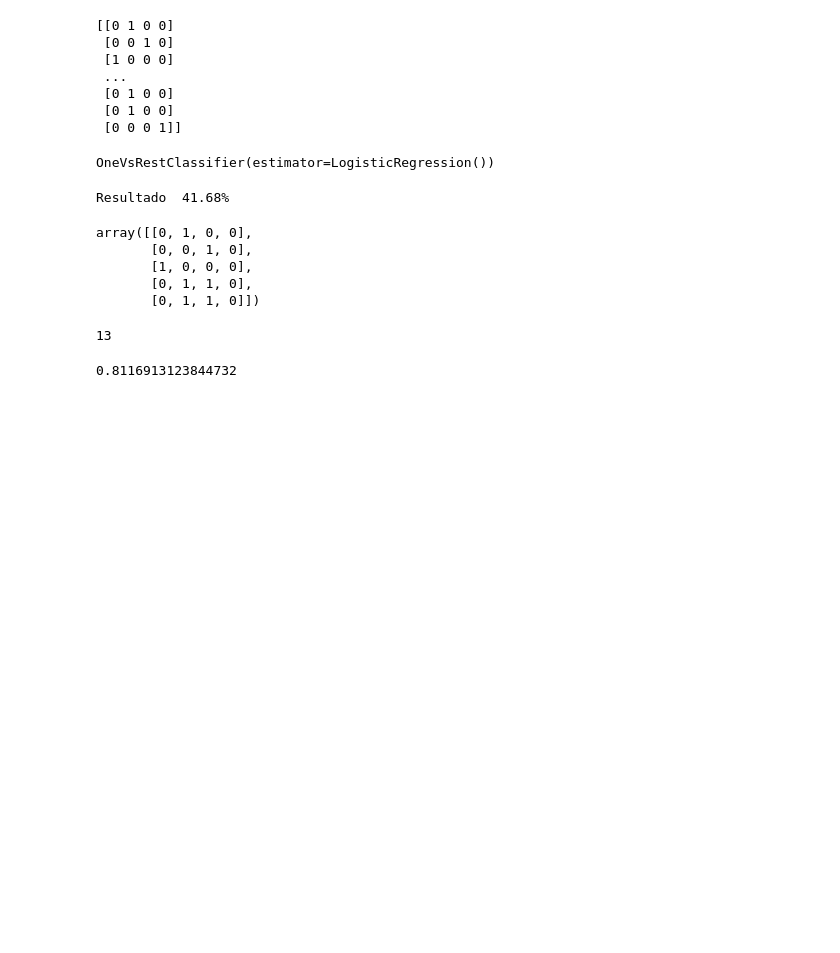
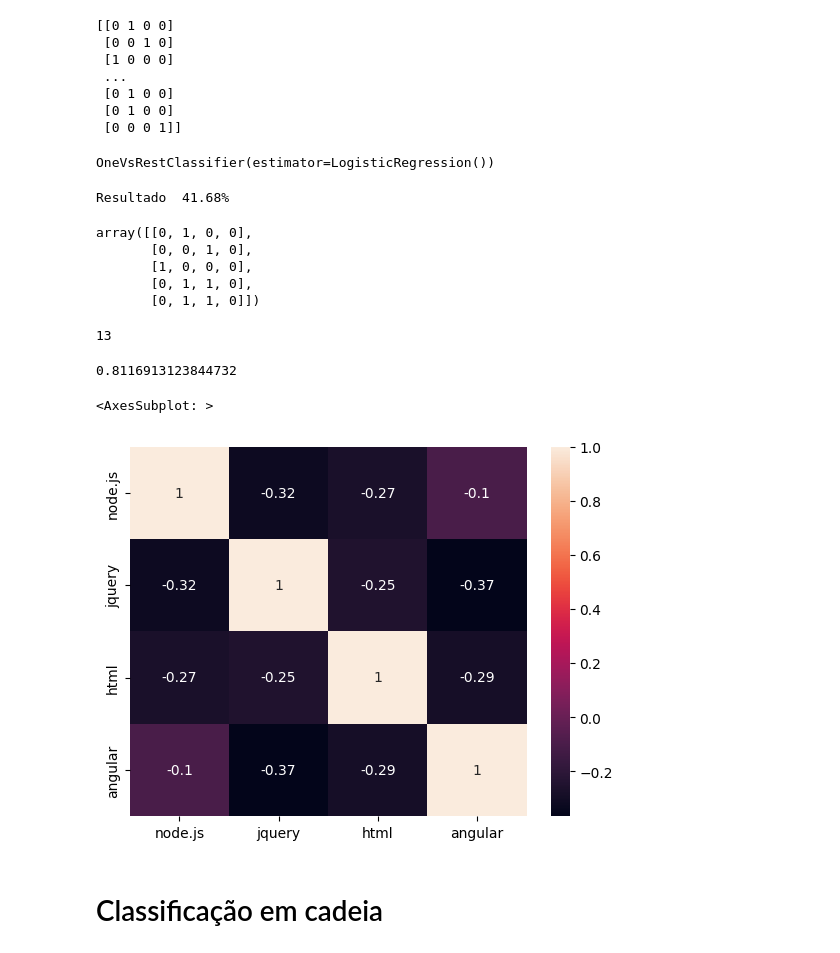
Before and after one commit to xpcosmos/classificao-multilabel, a Jupyter notebook: app.ipynb, the cells around one changed output. Saved outputs shown, nothing was run; the diff lists cells and outputs as text; code cells hidden in the pictures; blank space fills up the shorter version.

```diff
--- a/app.ipynb
+++ b/app.ipynb
@@ -192,3 +192,10 @@ from sklearn.metrics import hamming_loss
 1 - hamming_loss(tags_teste_array, predict)
 # %% [output]
 0.8116913123844732
+# %%
+sns.heatmap(data.corr(), annot=True)
+# %% [output]
+<AxesSubplot: >
+[figure, added]
+# %% [markdown]
+# Classificação em cadeia
```
